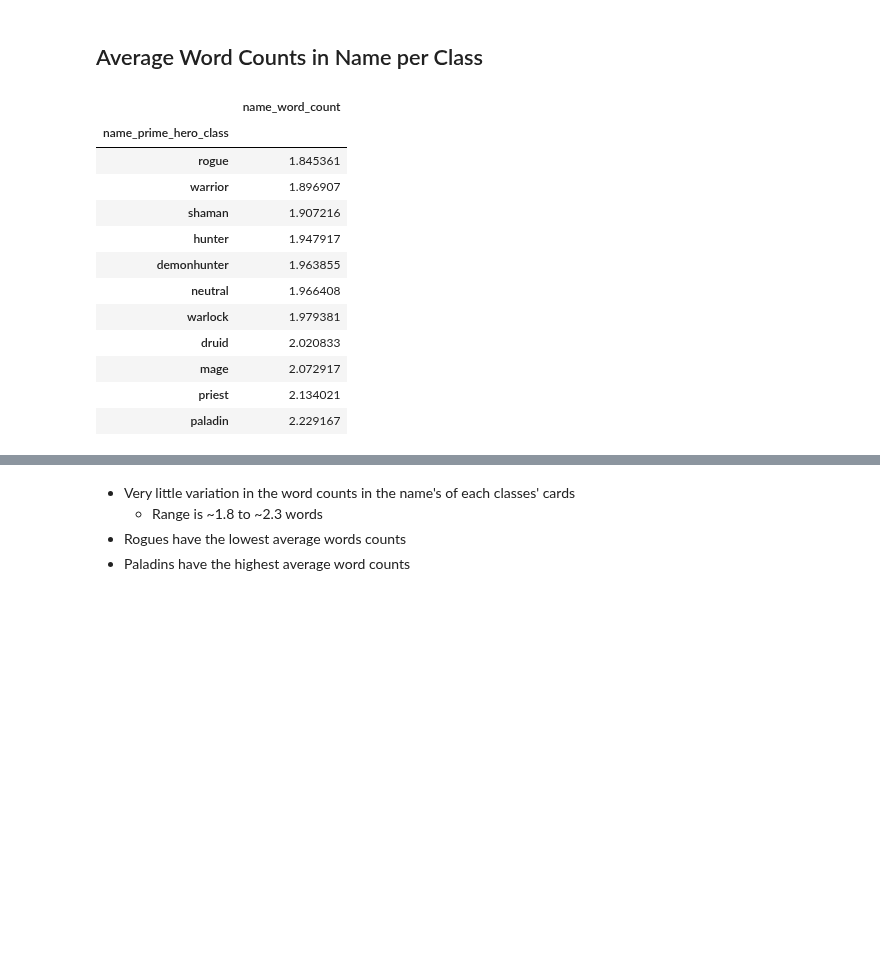
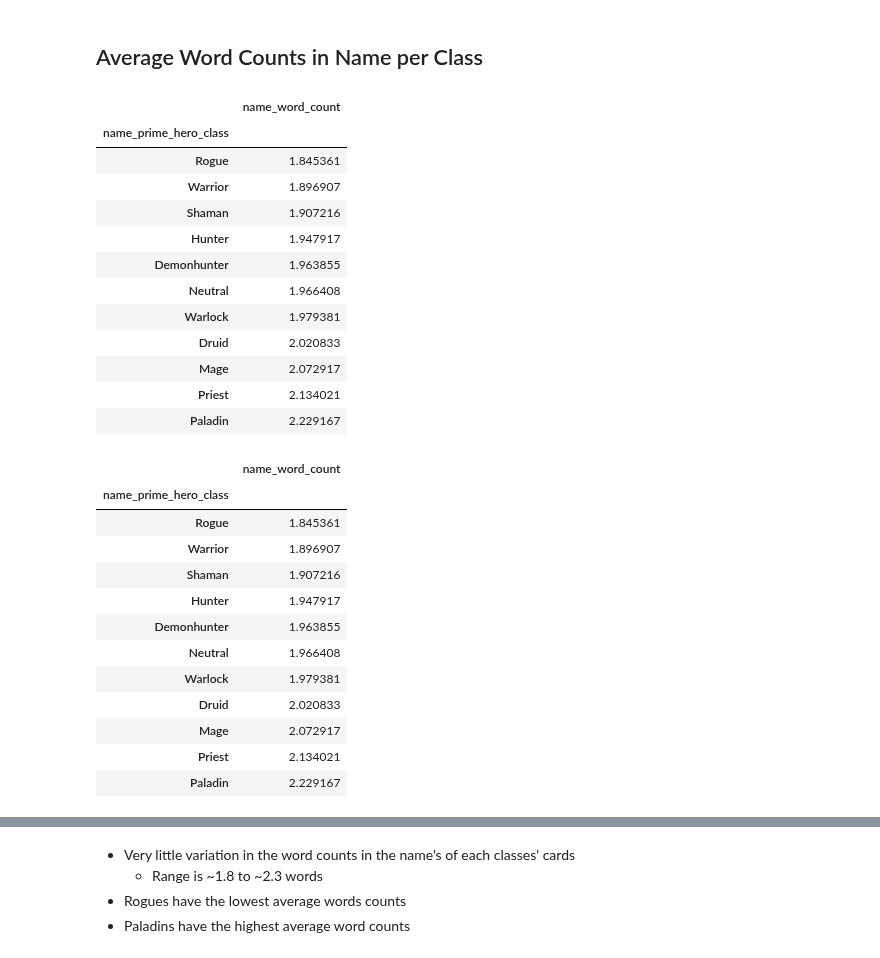
Before and after one commit to SamuelD-Data/hearthstone_project, a Jupyter notebook: hearthstone_project_notebook.ipynb, the cells around one changed output, grey strips where cells are left out. Saved outputs shown, nothing was run; the diff lists cells and outputs as text; code cells hidden in the pictures; blank space fills up the shorter version.

```diff
--- a/hearthstone_project_notebook.ipynb
+++ b/hearthstone_project_notebook.ipynb
@@ -139,14 +134,3 @@ df.drop(columns = ['rarityid'], inplace = True)
-# %%
-# replacing dashes with underscores in names
-sets.name = sets.name.str.replace('-', '_')
-
-# merging 'sets' df
-df = pd.merge(df, sets[['id', 'name']],
-              left_on = 'cardsetid', right_on = 'id', how="left",
-              suffixes = (None, '_set'))
-
-# dropping column I no longer need
-df.drop(columns = ['cardsetid'], inplace = True)
 # %% [markdown]
 ### Merging 'ctypes' DF
 # %%
@@ -293,8 +282,3 @@ Name: duels, dtype: int64
-# %%
-# updating duels column so that cards that were allowed in duels have value of 1 and 0 otherwise
-df['duels'] = np.where((df.duels == "{'relevant': True, 'constructed': True}"), 1, 0)
-
-df.rename(columns={'duels':'in_duels'}, inplace=True)
 # %% [markdown]
 ### Addressing nulls in 'id_minion_type', and 'slug_minion_type' columns
 # %%
@@ -436,7 +442,3 @@ for level in rarities.name:
-# %%
-# iterating through set names and creating a boolean column for each
-for setname in sets.name:
-    df['is_' + setname] = np.where((df.name_set == setname), 1, 0)
 # %% [markdown]
 ### Creating boolean columns for card type
 # %%
@@ -491,10 +493,10 @@ df['name_word_count'] = df.name.apply(lambda x: len(str(x).split(' ')))
 ### Adjusting column order
 # %%
 # adjusting order of columns
-df = df[['manacost', 'name', 'name_word_count', 'text', 'in_duels', 'has_child_ids', 'health', 'attack',
+df = df[['manacost', 'name', 'name_word_count', 'text', 'has_child_ids', 'health', 'attack',
        'durability', 'armor', 'id_prime_hero_class', 'name_prime_hero_class',
        'id_second_hero_class', 'name_second_hero_class',
-       'id_rarity', 'name_rarity', 'id_set', 'name_set', 'name_card_type',
+       'id_rarity', 'name_rarity', 'name_card_type',
        'name_minion_tribe', 'has_taunt', 'has_spellpower', 'has_divine_shield',
        'has_charge', 'has_secret', 'has_stealth', 'has_battlecry',
        'has_freeze', 'has_windfury', 'has_deathrattle', 'has_combo',
@@ -506,11 +508,7 @@ df = df[['manacost', 'name', 'name_word_count', 'text', 'in_duels', 'has_child_i
        'is_demonhunter', 'is_druid', 'is_hunter', 'is_mage', 'is_paladin', 'is_priest',
        'is_rogue', 'is_shaman', 'is_warlock', 'is_warrior', 'is_neutral',
        'is_multiclass', 'is_common', 'is_free', 'is_rare',
-       'is_epic', 'is_legendary', 'is_madness_at_the_darkmoon_faire',
-       'is_scholomance_academy', 'is_demonhunter_initiate',
-       'is_ashes_of_outland', 'is_galakronds_awakening',
-       'is_descent_of_dragons', 'is_saviors_of_uldum', 'is_rise_of_shadows',
-       'is_classic', 'is_basic', 'is_hero', 'is_minion', 'is_spell',
+       'is_epic', 'is_legendary', 'is_hero', 'is_minion', 'is_spell',
        'is_weapon', 'is_murloc', 'is_demon', 'is_mech', 'is_elemental',
        'is_beast', 'is_totem', 'is_pirate', 'is_dragon', 'is_all',
        'is_no_tribe']]
@@ -769,22 +805,35 @@ __Heros__
 # %%
 # creating df of average number of words in name per class
 avgnamewc = pd.DataFrame(df.groupby(['name_prime_hero_class']).mean().sort_values(by = 'name_word_count', ascending = True)['name_word_count'])
-
+avgnamewc.index = avgnamewc.index.str.title()
 avgnamewc
 # %% [output]
 |  | name_word_count |
 | name_prime_hero_class |  |
-| rogue | 1.845361 |
-| warrior | 1.896907 |
-| shaman | 1.907216 |
-| hunter | 1.947917 |
-| demonhunter | 1.963855 |
-| neutral | 1.966408 |
-| warlock | 1.979381 |
-| druid | 2.020833 |
-| mage | 2.072917 |
-| priest | 2.134021 |
-| paladin | 2.229167 |
+| Rogue | 1.845361 |
+| Warrior | 1.896907 |
+| Shaman | 1.907216 |
+| Hunter | 1.947917 |
+| Demonhunter | 1.963855 |
+| Neutral | 1.966408 |
+| Warlock | 1.979381 |
+| Druid | 2.020833 |
+| Mage | 2.072917 |
+| Priest | 2.134021 |
+| Paladin | 2.229167 |
+|  | name_word_count |
+| name_prime_hero_class |  |
+| Rogue | 1.845361 |
+| Warrior | 1.896907 |
+| Shaman | 1.907216 |
+| Hunter | 1.947917 |
+| Demonhunter | 1.963855 |
+| Neutral | 1.966408 |
+| Warlock | 1.979381 |
+| Druid | 2.020833 |
+| Mage | 2.072917 |
+| Priest | 2.134021 |
+| Paladin | 2.229167 |
 # %%
 # creating plot
 plt.xticks(fontsize = 15)
```
Also changed, not shown: parts of 28 cells of this notebook.
